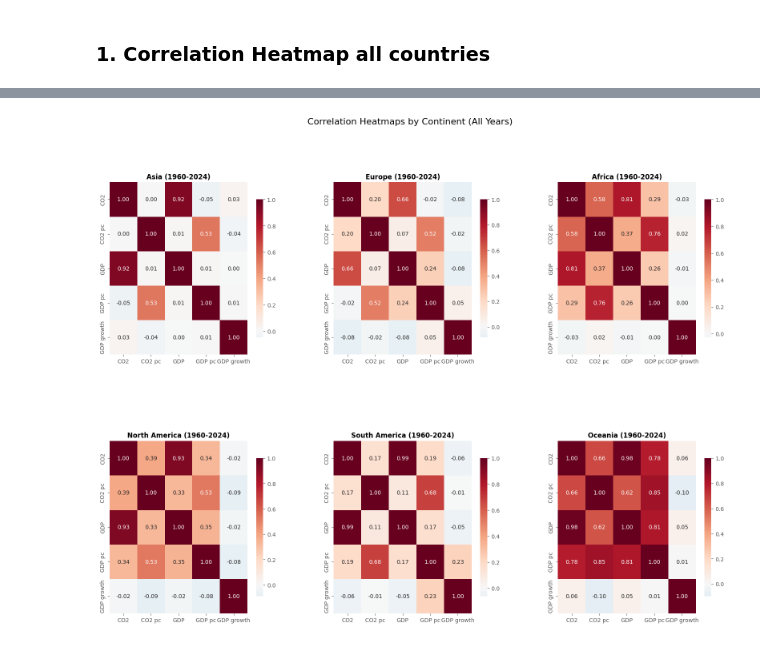
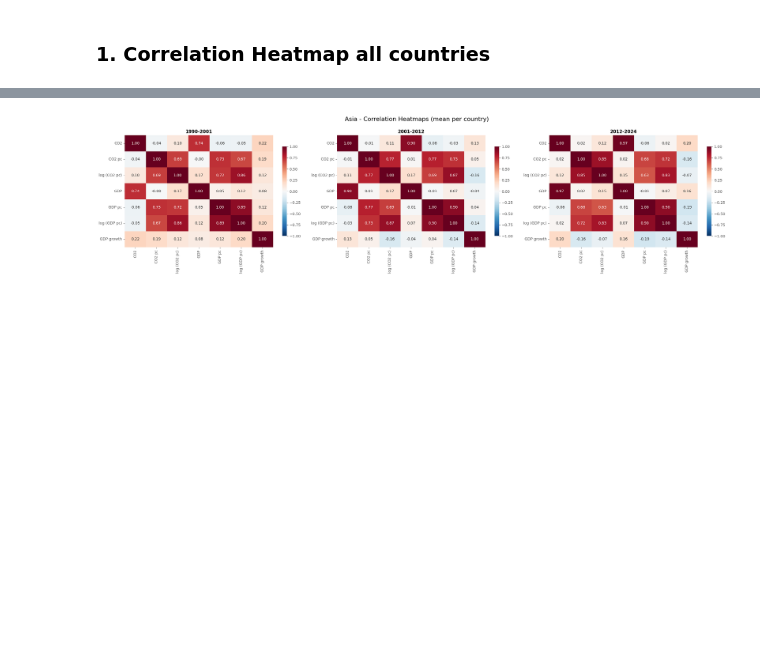
Before and after one commit to martinadep/co2_emissions_data_mining, a Jupyter notebook: notebooks/1b_EDA_heatmaps.ipynb, the cells around one changed output, grey strips where cells are left out. Saved outputs shown, nothing was run; the diff lists cells and outputs as text; code cells hidden in the pictures; blank space fills up the shorter version.

```diff
--- a/notebooks/1b_EDA_heatmaps.ipynb
+++ b/notebooks/1b_EDA_heatmaps.ipynb
@@ -43,8 +49,11 @@ We can see that Total GDP is always a good predictor of Total CO2 emissions.
 # %%
-import seaborn as sns
-import matplotlib.pyplot as plt
-import numpy as np
+# Columns for correlation
+numeric_cols = ['CO2 emissions', 'CO2 emissions per capita', 'log (CO2 pc)',
+                'GDP', 'GDP per capita', 'log (GDP pc)', 'GDP growth (annual %)']
+short_names = {'CO2 emissions': 'CO2', 'CO2 emissions per capita': 'CO2 pc',
+              'GDP': 'GDP', 'GDP per capita': 'GDP pc', 'GDP growth (annual %)': 'GDP growth'}
 
-# Columns for correlation
-numeric_cols = ['Total CO2 emissions', 'CO2 emissions per capita',
-                'GDP', 'GDP per capita', 'GDP growth (annual %)']
+num_ranges = 3
+
+min_year = df['Year'].min()
+max_year = df['Year'].max()
@@ -102,59 +123,19 @@ plt.show()
 # %%
 continents = df['Continent'].unique()
-continents = [c for c in continents if pd.notna(c)]  # Remove NaN values
+continents = [c for c in continents if pd.notna(c)]  # Exclude NaN values
 
-numeric_cols = ['Total CO2 emissions', 'CO2 emissions per capita',
-                'GDP', 'GDP per capita', 'GDP growth (annual %)']
-short_names = {'Total CO2 emissions': 'CO2', 'CO2 emissions per capita': 'CO2 pc',
-              'GDP': 'GDP', 'GDP per capita': 'GDP pc', 'GDP growth (annual %)': 'GDP growth'}
+for continent in continents:
+    # Function to filter by continent
+    def filter_continent(data, cont=continent):
+        return data[data['Continent'] == cont]
 
-# Create two main figures
-fig_all_years, axes_all_years = plt.subplots(2, 3, figsize=(20, 14))
-fig_2024, axes_2024 = plt.subplots(2, 3, figsize=(20, 14))
-
-axes_all_years = axes_all_years.flatten()
-axes_2024 = axes_2024.flatten()
-
-for idx, continent in enumerate(continents):
-    # All years heatmap
-    df_continent = df[df['Continent'] == continent]
-    correlation_matrix = df_continent[numeric_cols].corr()
-    correlation_matrix.index = [short_names[col] for col in correlation_matrix.index]
-    correlation_matrix.columns = [short_names[col] for col in correlation_matrix.columns]
-
-    min_year = df_continent['Year'].min()
-    max_year = df_continent['Year'].max()
-
-    sns.heatmap(correlation_matrix, annot=True, cmap='RdBu_r', center=0, fmt=".2f",
-                ax=axes_all_years[idx], cbar_kws={'shrink': 0.8})
-    axes_all_years[idx].set_title(f'{continent} ({min_year}-{max_year})', fontsize=12, fontweight='bold')
-
-    # 2024 heatmap
-    df_continent_2024 = df[(df['Year'] == 2024) & (df['Continent'] == continent)]
-    correlation_matrix_2024 = df_continent_2024[numeric_cols].corr()
-    correlation_matrix_2024.index = [short_names[col] for col in correlation_matrix_2024.index]
-    correlation_matrix_2024.columns = [short_names[col] for col in correlation_matrix_2024.columns]
-
-    sns.heatmap(correlation_matrix_2024, annot=True, cmap='RdBu_r', center=0, fmt=".2f",
-                ax=axes_2024[idx], cbar_kws={'shrink': 0.8})
-
-    axes_2024[idx].set_title(f'{continent} (2024)', fontsize=12, fontweight='bold')
-
-# Hide unused subplots if continents < 6
-for idx in range(len(continents), len(axes_all_years)):
-    axes_all_years[idx].set_visible(False)
-    axes_2024[idx].set_visible(False)
-
-fig_all_years.suptitle('Correlation Heatmaps by Continent (All Years)', fontsize=16, y=0.995)
-fig_all_years.subplots_adjust(hspace=0.5, wspace=0.3)
-fig_all_years.savefig('../outputs/plots/heatmaps/correlation_heatmap_all_continents_all_years.png',
-                      dpi=300, bbox_inches='tight')
-plt.show()
-
-fig_2024.suptitle('Correlation Heatmaps by Continent (2024)', fontsize=16, y=0.995)
-fig_2024.subplots_adjust(hspace=0.5, wspace=0.4)
-fig_2024.savefig('../outputs/plots/heatmaps/correlation_heatmap_all_continents_2024.png',
-                 dpi=300, bbox_inches='tight')
-plt.show()
+    create_correlation_heatmaps(
+        data=df,
+        title=f'{continent} - Correlation Heatmaps (mean per country)',
+        output_path=f'../plots/heatmaps/heatmap_{continent.lower().replace(" ", "_")}.png',
+        filter_condition=lambda d, c=continent: filter_continent(d, c),
+        figsize=(24, 6),
+        short_names=short_names
+    )
 # %% [output]
-[figure, old version]
+[figure, new version]
```
Also changed, not shown: parts of 14 cells of this notebook, 40 other files.
